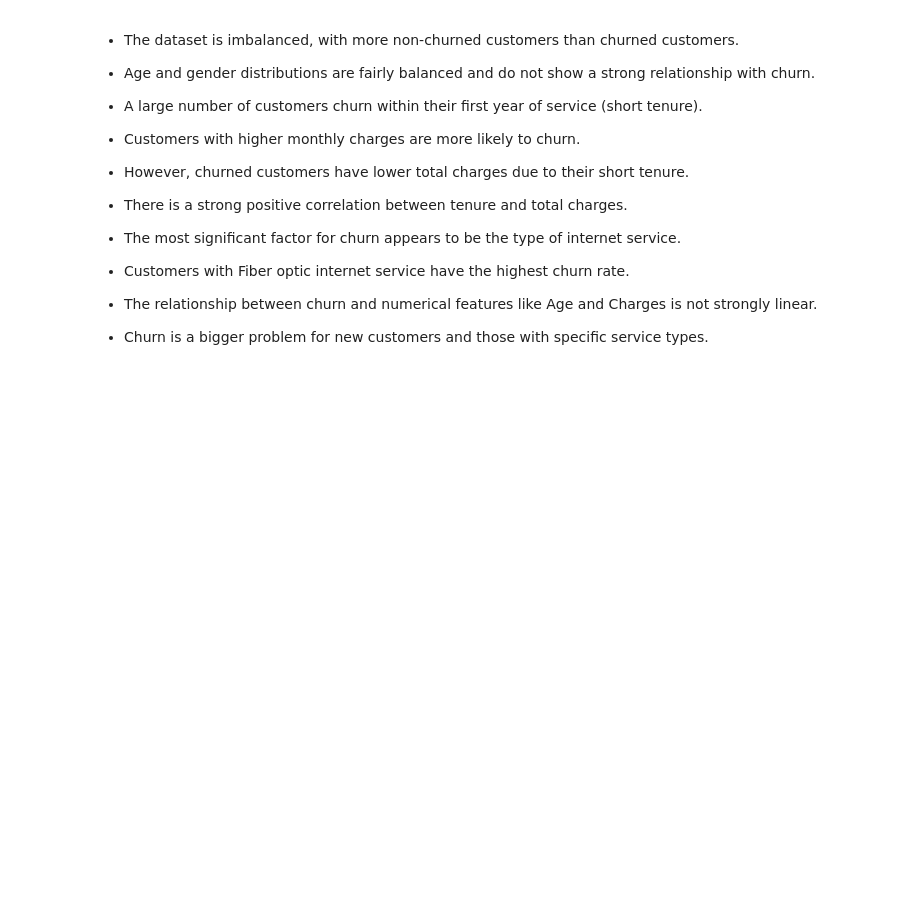
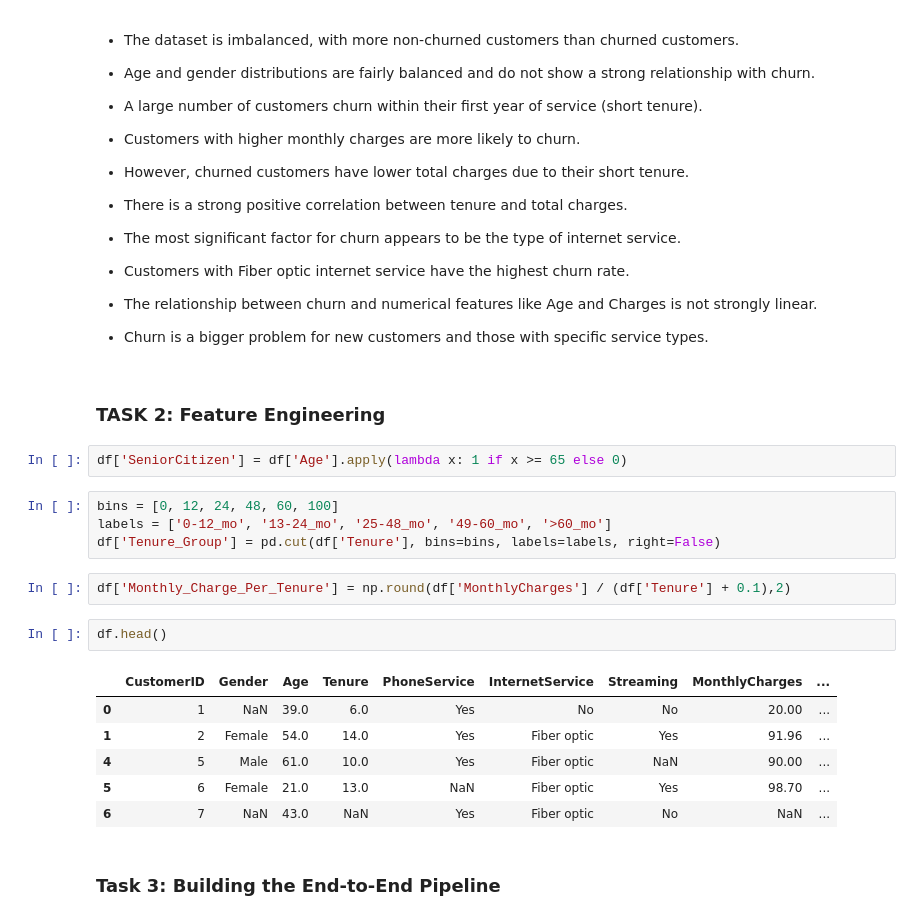
Before and after one commit to DS605-2025-FOML/Lab05-DhruvParmar051, a Jupyter notebook: assignment/assigement.ipynb, the cells around one changed output. Saved outputs shown, nothing was run; the diff lists cells and outputs as text; blank space fills up the shorter version.

Commit message:
TASK 2 and 3 completed

```diff
--- a/assignment/assigement.ipynb
+++ b/assignment/assigement.ipynb
@@ -178,3 +183,24 @@ plt.show()
 - The relationship between churn and numerical features like Age and Charges is not strongly linear.
 
 - Churn is a bigger problem for new customers and those with specific service types.
+# %% [markdown]
+### TASK 2:  Feature Engineering
+# %%
+df['SeniorCitizen'] = df['Age'].apply(lambda x: 1 if x >= 65 else 0)
+# %%
+bins = [0, 12, 24, 48, 60, 100]
+labels = ['0-12_mo', '13-24_mo', '25-48_mo', '49-60_mo', '>60_mo']
+df['Tenure_Group'] = pd.cut(df['Tenure'], bins=bins, labels=labels, right=False)
+# %%
+df['Monthly_Charge_Per_Tenure'] = np.round(df['MonthlyCharges'] / (df['Tenure'] + 0.1),2)
+# %%
+df.head()
+# %% [output]
+|  | CustomerID | Gender | Age | Tenure | PhoneService | InternetService | Streaming | MonthlyCharges | ... |
+| 0 | 1 | NaN | 39.0 | 6.0 | Yes | No | No | 20.00 | ... |
+| 1 | 2 | Female | 54.0 | 14.0 | Yes | Fiber optic | Yes | 91.96 | ... |
+| 4 | 5 | Male | 61.0 | 10.0 | Yes | Fiber optic | NaN | 90.00 | ... |
+| 5 | 6 | Female | 21.0 | 13.0 | NaN | Fiber optic | Yes | 98.70 | ... |
+| 6 | 7 | NaN | 43.0 | NaN | Yes | Fiber optic | No | NaN | ... |
+# %% [markdown]
+### Task 3: Building the End-to-End Pipeline
```
Also changed, not shown: parts of 12 cells of this notebook.
